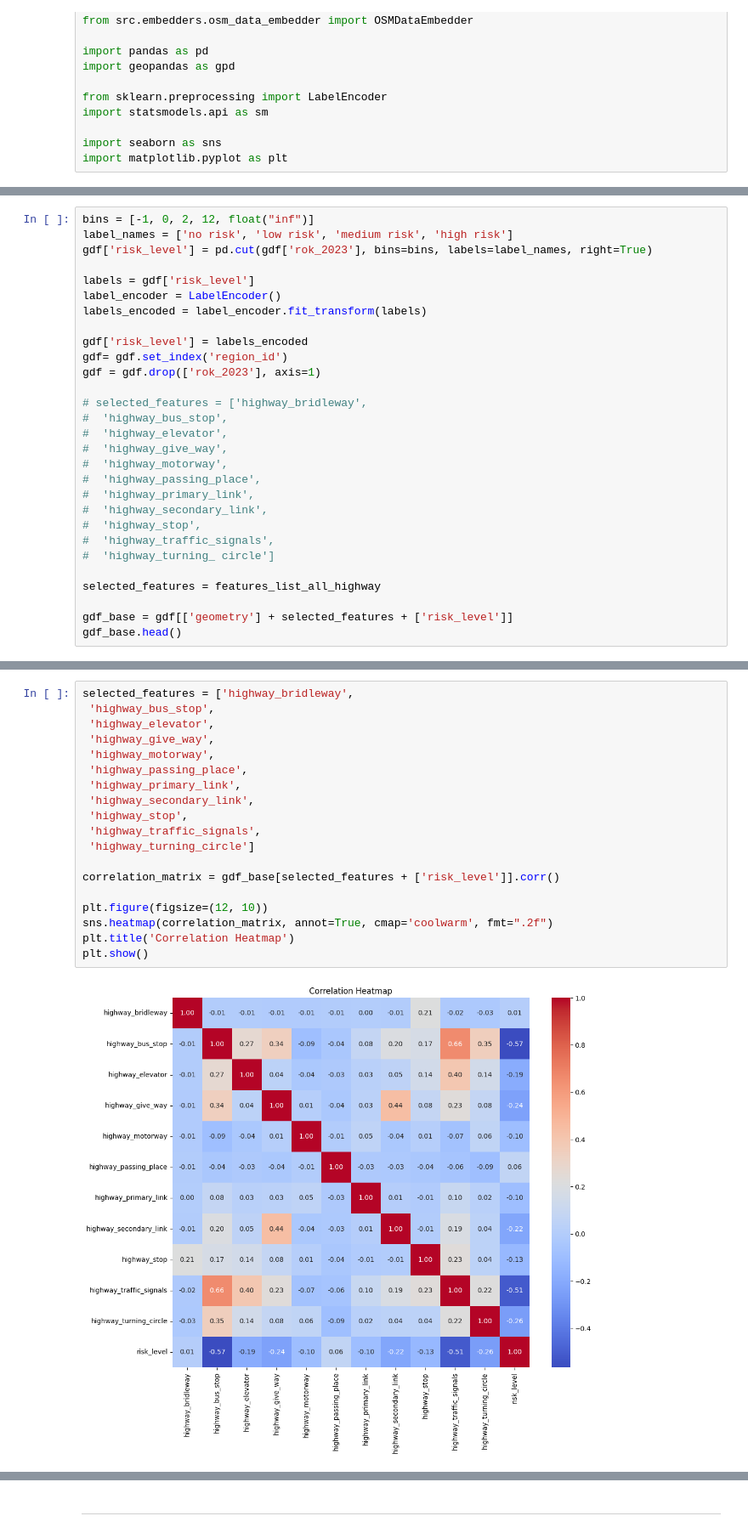
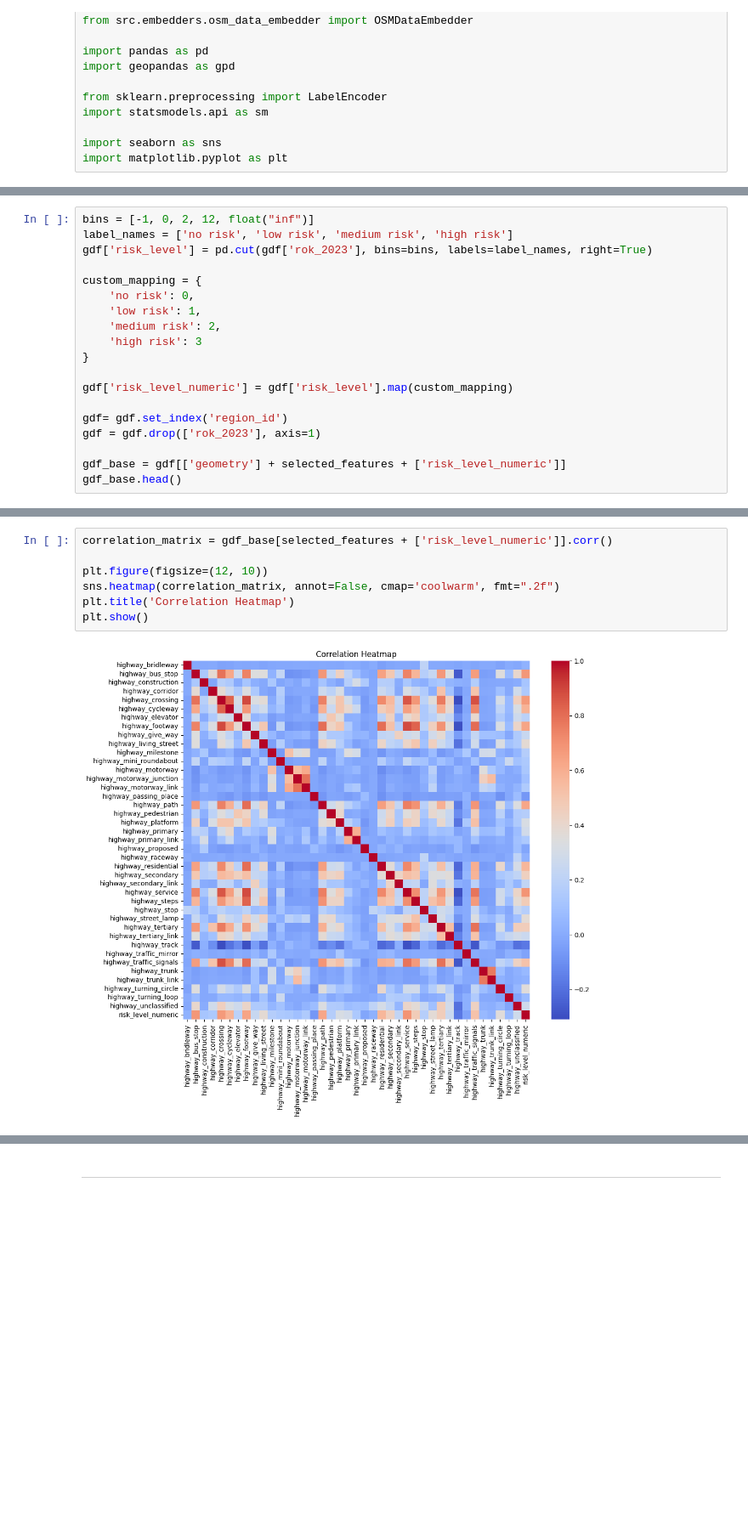
Before and after one commit to StaszekM/gradient, a Jupyter notebook: notebooks/eda_correlation.ipynb, the cells around one changed output, grey strips where cells are left out. Shown at 85% size. Cells and saved outputs as stored; diff of their text form; blank space fills up the shorter version.

```diff
--- a/notebooks/eda_correlation.ipynb
+++ b/notebooks/eda_correlation.ipynb
@@ -33,29 +67,19 @@ bins = [-1, 0, 2, 12, float("inf")]
 label_names = ['no risk', 'low risk', 'medium risk', 'high risk']
 gdf['risk_level'] = pd.cut(gdf['rok_2023'], bins=bins, labels=label_names, right=True)
 
-labels = gdf['risk_level']
-label_encoder = LabelEncoder()
-labels_encoded = label_encoder.fit_transform(labels)
+custom_mapping = {
+    'no risk': 0,
+    'low risk': 1,
+    'medium risk': 2,
+    'high risk': 3
+}
 
-gdf['risk_level'] = labels_encoded
+gdf['risk_level_numeric'] = gdf['risk_level'].map(custom_mapping)
+
 gdf= gdf.set_index('region_id')
 gdf = gdf.drop(['rok_2023'], axis=1)
 
-# selected_features = ['highway_bridleway',
-#  'highway_bus_stop',
-#  'highway_elevator',
-#  'highway_give_way',
-#  'highway_motorway',
-#  'highway_passing_place',
-#  'highway_primary_link',
-#  'highway_secondary_link',
-#  'highway_stop',
-#  'highway_traffic_signals',
-#  'highway_turning_ circle']
-
-selected_features = features_list_all_highway
-
-gdf_base = gdf[['geometry'] + selected_features + ['risk_level']]
+gdf_base = gdf[['geometry'] + selected_features + ['risk_level_numeric']]
 gdf_base.head()
 # %% [output]
 |  | geometry | highway_bridleway | highway_bus_stop | highway_construction | highway_corridor | ... |
@@ -69,21 +97,9 @@ gdf_base.head()
 # %%
-selected_features = ['highway_bridleway',
- 'highway_bus_stop',
- 'highway_elevator',
- 'highway_give_way',
- 'highway_motorway',
- 'highway_passing_place',
- 'highway_primary_link',
- 'highway_secondary_link',
- 'highway_stop',
- 'highway_traffic_signals',
- 'highway_turning_circle']
-
-correlation_matrix = gdf_base[selected_features + ['risk_level']].corr()
+correlation_matrix = gdf_base[selected_features + ['risk_level_numeric']].corr()
 
 plt.figure(figsize=(12, 10))
-sns.heatmap(correlation_matrix, annot=True, cmap='coolwarm', fmt=".2f")
+sns.heatmap(correlation_matrix, annot=False, cmap='coolwarm', fmt=".2f")
 plt.title('Correlation Heatmap')
 plt.show()
 # %% [output]
-[figure, old version]
+[figure, new version]
```
Also changed, not shown: parts of 45 cells of this notebook, 2 other files.
